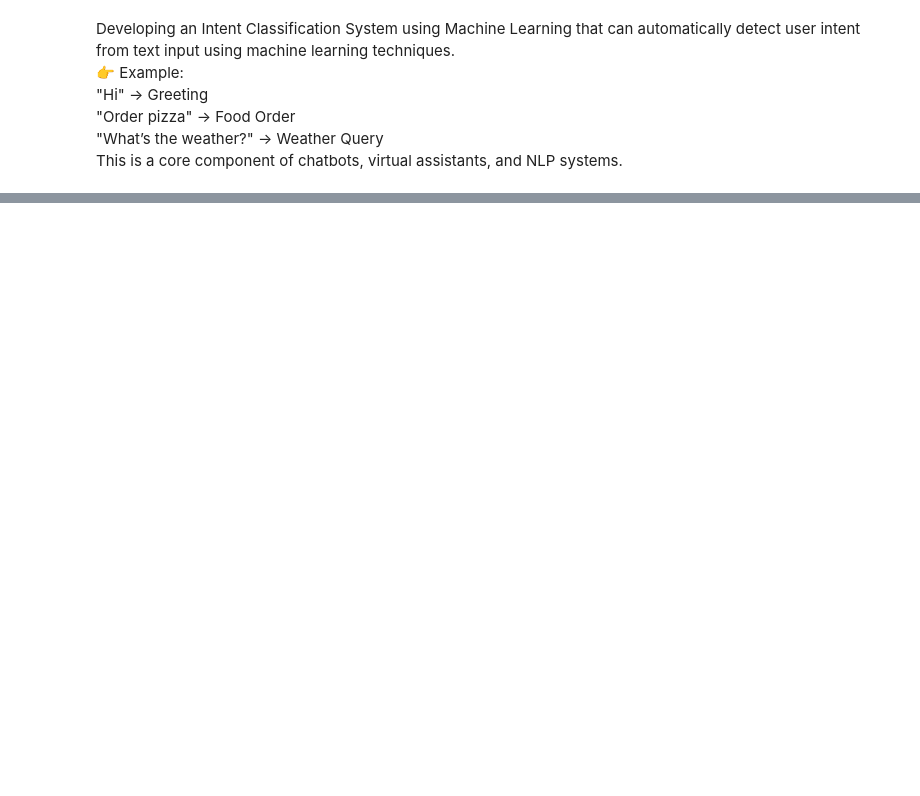
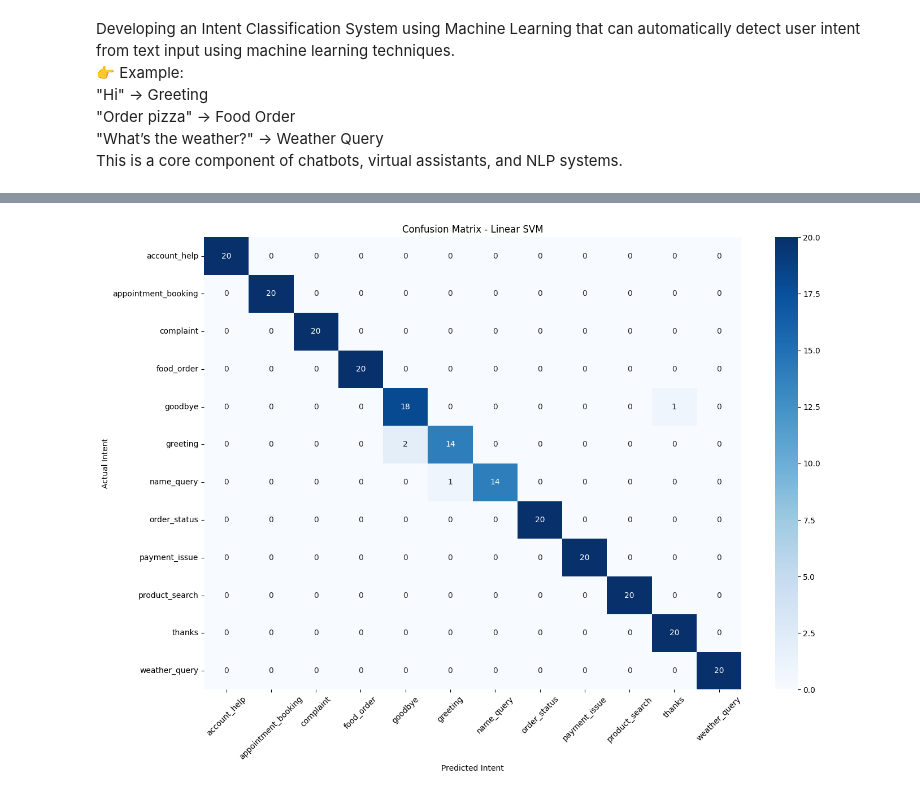
Before and after one commit to isaifullah/Intern_at_Hasnain_Karimain_Software_House, a Jupyter notebook: 14_intent_classifier/intent_classifier.ipynb, the cells around one changed output, grey strips where cells are left out. Cells and saved outputs as stored; diff of their text form; code cells hidden in the pictures; blank space fills up the shorter version.

```diff
--- a/14_intent_classifier/intent_classifier.ipynb
+++ b/14_intent_classifier/intent_classifier.ipynb
@@ -278,0 +566,50 @@ baseline_model, baseline_acc, baseline_preds = baseline_model(X_train, y_train,
+# %%
+# ============================================================
+# CELL 10: Confusion Matrix Visualization
+# ============================================================
+
+# Plot and save confusion matrix
+def plot_confusion_matrix(y_test, best_predictions, label_encoder, best_model_name):
+    """
+    Create confusion matrix for the best model.
+    """
+
+    # Create confusion matrix
+    cm = confusion_matrix(y_test, best_predictions)
+
+    # Get class names
+    class_names = label_encoder.classes_
+
+    # Set figure size
+    plt.figure(figsize=(14, 10))
+
+    # Create heatmap
+    sns.heatmap(
+        cm,
+        annot=True,
+        fmt="d",
+        cmap="Blues",
+        xticklabels=class_names,
+        yticklabels=class_names
+    )
+
+    #visualizethe confusion matrix
+    plt.title(f"Confusion Matrix - {best_model_name}")
+    plt.xlabel("Predicted Intent")
+    plt.ylabel("Actual Intent")
+    plt.xticks(rotation=45)
+    plt.yticks(rotation=0)
+    plt.tight_layout()
+    # Save confusion matrix
+    plt.savefig(os.path.join("figures", "confusion_matrix.png"), dpi=300, bbox_inches="tight")
+    plt.show()
+
+# Plot confusion matrix
+plot_confusion_matrix(
+    y_test,
+    best_predictions,
+    label_encoder,
+    best_model_name
+)
+# %% [output]
+[figure, added]
```
Also changed, not shown: parts of 16 cells of this notebook, 15 other files.
